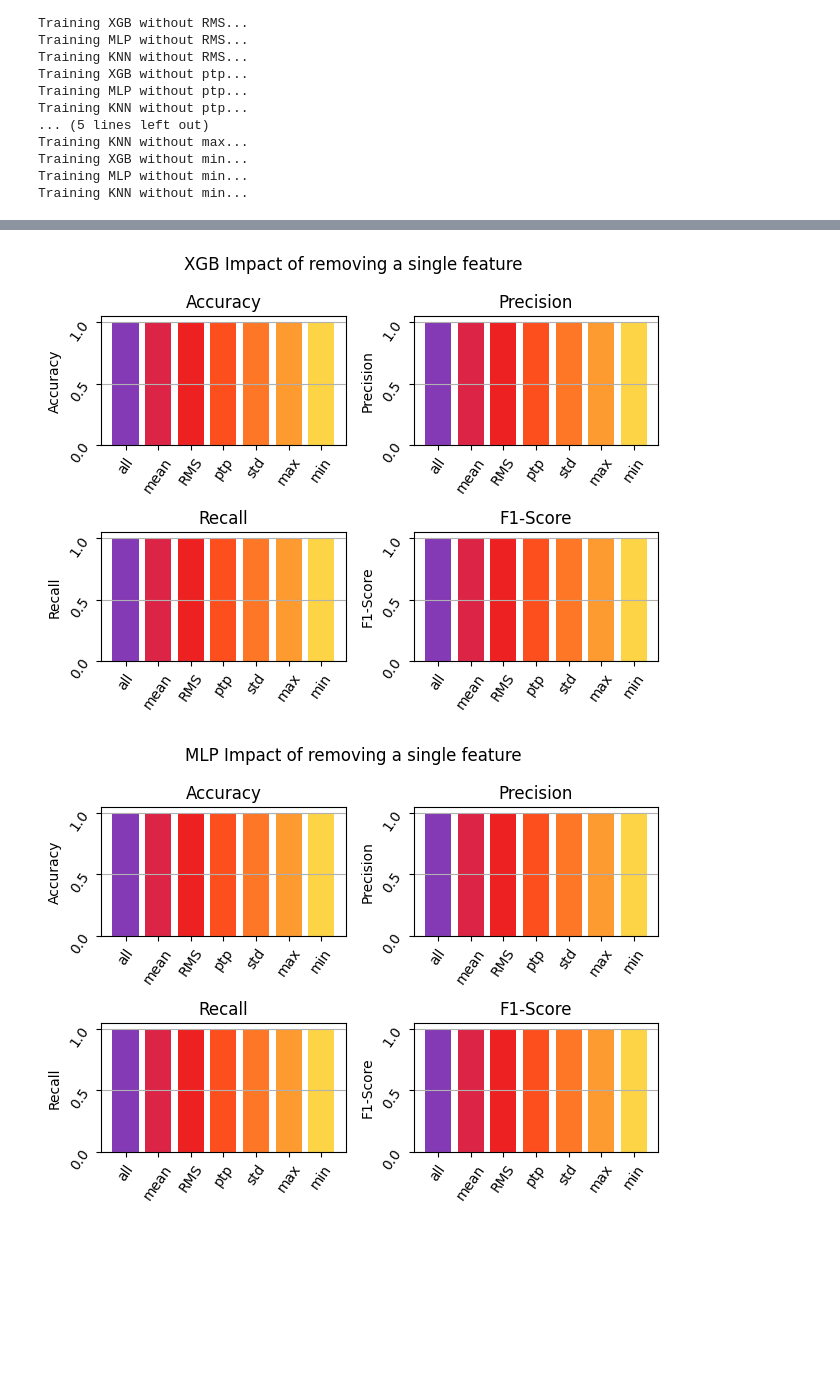
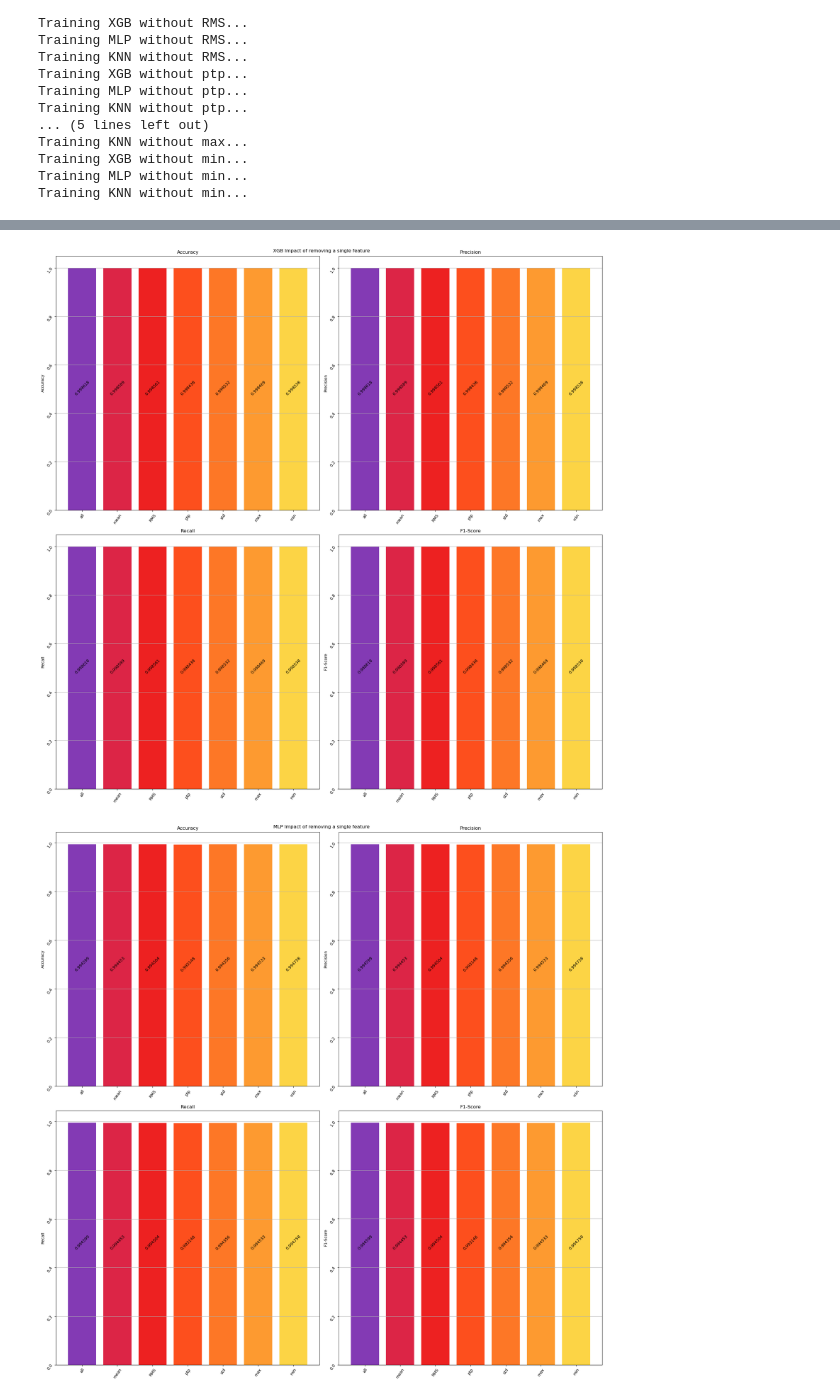
Before and after one commit to marsluca/Network-failure-cause-identification, a Jupyter notebook: 1_1/1.1 - impact of including or excluding different features.ipynb, the cells around one changed output, grey strips where cells are left out. Saved outputs shown, nothing was run; the diff lists cells and outputs as text; code cells hidden in the pictures; blank space fills up the shorter version.

```diff
--- a/1_1/1.1 - impact of including or excluding different features.ipynb
+++ b/1_1/1.1 - impact of including or excluding different features.ipynb
@@ -64,7 +69,7 @@ X=None
 y=None
 length=10
 spacing=1
-folderpath='../Features'
+folderpath='../Features_raw'
 
 for filename in os.listdir(folderpath):
     if filename.endswith('_sp' + str(spacing) + '_w' + str(length) + '.dat'):
@@ -106,7 +111,7 @@ current shape of X: (389809, 6)
 current shape of y: (389809,)
 # %%
 def train_classifier_XGB(X_train, y_train):
-    xgb = XGBClassifier(eta = 0.7, max_depth= 19, subsample = 0.7, verbosity = 0)
+    xgb = XGBClassifier(use_label_encoder=False, eta = 0.7, max_depth= 19, subsample = 0.7, verbosity = 0)
     xgb.fit(X_train, y_train)
     return xgb
 # %%
@@ -238,40 +243,48 @@ bar_colors = [(131/255,58/255,180/255), (220/255,37/255,70/255), (237/255,33/255
               (252/255,212/255,69/255)]
 
 for i in range(len(models_name)):
-    fig, axs = plt.subplots(nrows=2, ncols=2)
+    fig, axs = plt.subplots(nrows=2, ncols=2, figsize=(20,20))
 
-    axs[0,0].bar(all_data.keys(), [item[0] for item in all_metrics[i]], color=bar_colors)
+    y = [item[0] for item in all_metrics[i]]
+    axs[0,0].bar(all_data.keys(), y, color=bar_colors)
     axs[0,0].tick_params(labelrotation=55)
     axs[0,0].set_title('Accuracy')
     axs[0,0].set_ylabel('Accuracy')
+    axs[0,0].bar_label(axs[0,0].containers[0], label_type='center', padding=3, rotation=45)
     axs[0,0].yaxis.grid(True)
 
-    axs[0,1].bar(all_data.keys(), [item[1] for item in all_metrics[i]], color=bar_colors)
+    y = [item[1] for item in all_metrics[i]]
+    axs[0,1].bar(all_data.keys(), y, color=bar_colors)
     axs[0,1].tick_params(labelrotation=55)
     axs[0,1].set_title('Precision')
     axs[0,1].set_ylabel('Precision')
+    axs[0,1].bar_label(axs[0,0].containers[0], label_type='center', padding=3, rotation=45)
     axs[0,1].yaxis.grid(True)
 
-    axs[1,0].bar(all_data.keys(), [item[2] for item in all_metrics[i]], color=bar_colors)
+    y = [item[2] for item in all_metrics[i]]
+    axs[1,0].bar(all_data.keys(), y, color=bar_colors)
     axs[1,0].tick_params(labelrotation=55)
     axs[1,0].set_title('Recall')
     axs[1,0].set_ylabel('Recall')
+    axs[1,0].bar_label(axs[0,0].containers[0], label_type='center', padding=3, rotation=45)
     axs[1,0].yaxis.grid(True)
 
-    axs[1,1].bar(all_data.keys(), [item[3] for item in all_metrics[i]], color=bar_colors)
+    y = [item[3] for item in all_metrics[i]]
+    axs[1,1].bar(all_data.keys(), y, color=bar_colors)
     axs[1,1].tick_params(labelrotation=55)
     axs[1,1].set_title('F1-Score')
     axs[1,1].set_ylabel('F1-Score')
+    axs[1,1].bar_label(axs[0,0].containers[0], label_type='center', padding=3, rotation=45)
     axs[1,1].yaxis.grid(True)
 
     #axs[1,0].set_xlabel('Without the specified feature')
     #axs[1,1].set_xlabel('Without the specified feature')
 
     image_title = models_name[i] + ' Impact of removing a single feature'
     fig.suptitle(image_title)
 
     fig.tight_layout()
     fig.savefig(fig_folder+'/'+image_title.replace(" ", "_")+'.png')
 # %% [output]
-[figure, old version]
+[figure, new version]
-[figure, old version]
+[figure, new version]
```
Also changed, not shown: parts of 3 cells of this notebook, 12 other files.
